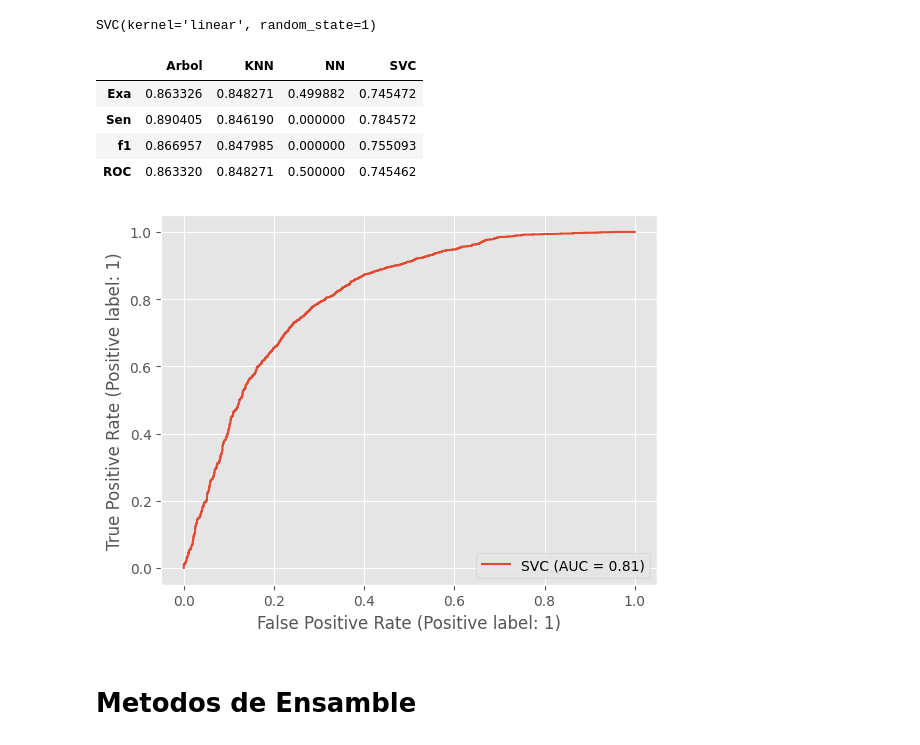
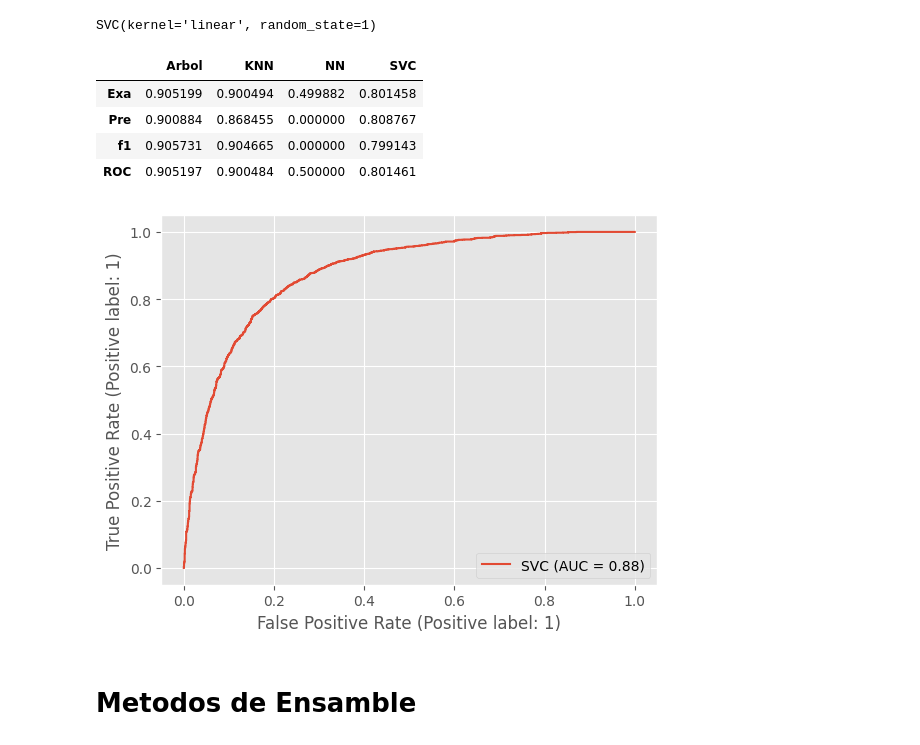
Before and after one commit to Vespidboss243/proyectoFinal-Preanalitica, a Jupyter notebook: Pre_Mineria.ipynb, the cells around one changed output. Cells and saved outputs as stored; diff of their text form; code cells hidden in the pictures.

```diff
--- a/Pre_Mineria.ipynb
+++ b/Pre_Mineria.ipynb
@@ -209,8 +217,8 @@ from sklearn.preprocessing import FunctionTransformer, MinMaxScaler, OneHotEncod
 #Funcion para limpiar atípicos
 def remove_outliers(X):
     #Se asigna valor nulo a los atípicos
-    X.arsenic[(X["arsenic"]<0.6)]=np.nan #Nulo
-    X.aluminium[(X["aluminium"]<4)]=np.nan #Nulo
+    X.arsenic[(X["arsenic"]>0.6)]=np.nan #Nulo
+    X.aluminium[(X["aluminium"]>4)]=np.nan #Nulo
     return X
 # %% [markdown]
 ##Limpieza de nulos
@@ -308,14 +316,14 @@ plt.show()
 from sklearn import metrics
 
 Y_pred = modelTree.predict(X_test1) #30% Test
-medidas=pd.DataFrame(index=['Exa','Sen','f1','ROC'])
+medidas=pd.DataFrame(index=['Exa','Pre','f1','ROC'])
 exactitud=metrics.accuracy_score(y_true=Y_test, y_pred=Y_pred)
-sensibilidad=metrics.recall_score(y_true=Y_test, y_pred=Y_pred)
+precision=metrics.precision_score(y_true=Y_test, y_pred=Y_pred)
 f1=metrics.f1_score(y_true=Y_test, y_pred=Y_pred)
 ROC = metrics.roc_auc_score(Y_test, Y_pred)
 # Curva ROC
 metrics.RocCurveDisplay.from_estimator(modelTree,X_test1, Y_test)
-medidas['Arbol']=[exactitud, sensibilidad, f1,ROC]
+medidas['Arbol']=[exactitud, precision, f1,ROC]
 medidas
 # %% [output]
 |  | Arbol |
@@ -333,12 +341,12 @@ modelKnn.fit(X_train1, Y_train) #70%
 #Evaluación
 Y_pred = modelKnn.predict(X_test1) #30% Test
 exactitud=metrics.accuracy_score(y_true=Y_test, y_pred=Y_pred)
-sensibilidad=metrics.recall_score(y_true=Y_test, y_pred=Y_pred)
+precision=metrics.precision_score(y_true=Y_test, y_pred=Y_pred)
 f1=metrics.f1_score(y_true=Y_test, y_pred=Y_pred)
 ROC = metrics.roc_auc_score(Y_test, Y_pred)
 # Curva ROC
 metrics.RocCurveDisplay.from_estimator(modelKnn,X_test1, Y_test)
-medidas['KNN']=[exactitud, sensibilidad, f1,ROC]
+medidas['KNN']=[exactitud, precision, f1,ROC]
 medidas
 # %% [output]
 |  | Arbol | KNN |
@@ -364,12 +372,12 @@ MLPClassifier(activation='logistic', hidden_layer_sizes=(3, 2),
 #Evaluación
 Y_pred = modelNN.predict(X_test1) #30% Test
 exactitud=metrics.accuracy_score(y_true=Y_test, y_pred=Y_pred)
-sensibilidad=metrics.recall_score(y_true=Y_test, y_pred=Y_pred)
+precision=metrics.precision_score(y_true=Y_test, y_pred=Y_pred)
 f1=metrics.f1_score(y_true=Y_test, y_pred=Y_pred)
 ROC = metrics.roc_auc_score(Y_test, Y_pred)
 # Curva ROC
 metrics.RocCurveDisplay.from_estimator(modelNN,X_test1, Y_test)
-medidas['NN']=[exactitud, sensibilidad, f1,ROC]
+medidas['NN']=[exactitud, precision, f1,ROC]
 medidas
 # %% [output]
 |  | Arbol | KNN | NN |
@@ -388,21 +396,21 @@ SVC(kernel='linear', random_state=1)
 # %%
 #Evaluación
 Y_pred = modelSVM.predict(X_test1) #30% Test
 exactitud=metrics.accuracy_score(y_true=Y_test, y_pred=Y_pred)
-sensibilidad=metrics.recall_score(y_true=Y_test, y_pred=Y_pred)
+precision=metrics.precision_score(y_true=Y_test, y_pred=Y_pred)
 f1=metrics.f1_score(y_true=Y_test, y_pred=Y_pred)
 ROC = metrics.roc_auc_score(Y_test, Y_pred)
 # Curva ROC
 metrics.RocCurveDisplay.from_estimator(modelSVM,X_test1, Y_test)
-medidas['SVC']=[exactitud, sensibilidad, f1,ROC]
+medidas['SVC']=[exactitud, precision, f1,ROC]
 medidas
 # %% [output]
 |  | Arbol | KNN | NN | SVC |
-| Exa | 0.863326 | 0.848271 | 0.499882 | 0.745472 |
-| Sen | 0.890405 | 0.846190 | 0.000000 | 0.784572 |
-| f1 | 0.866957 | 0.847985 | 0.000000 | 0.755093 |
-| ROC | 0.863320 | 0.848271 | 0.500000 | 0.745462 |
+| Exa | 0.905199 | 0.900494 | 0.499882 | 0.801458 |
+| Pre | 0.900884 | 0.868455 | 0.000000 | 0.808767 |
+| f1 | 0.905731 | 0.904665 | 0.000000 | 0.799143 |
+| ROC | 0.905197 | 0.900484 | 0.500000 | 0.801461 |
-[figure, old version]
+[figure, new version]
 # %% [markdown]
 # **Metodos de Ensamble**
 # %%
```
Also changed, not shown: parts of 21 cells of this notebook.
